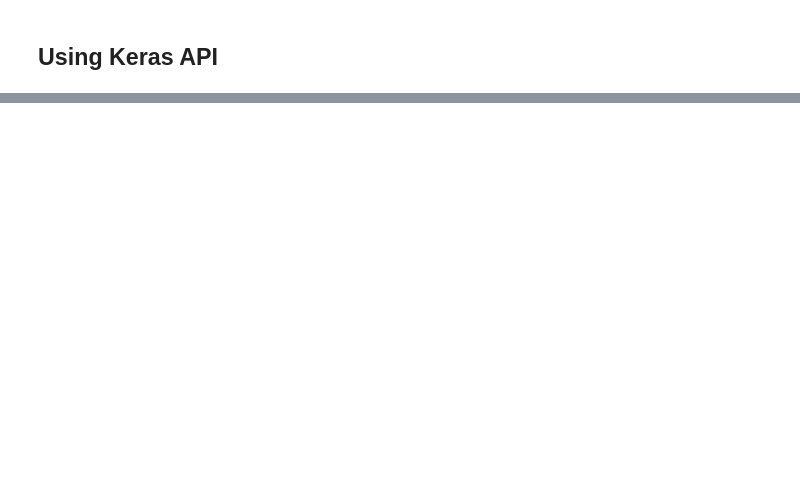
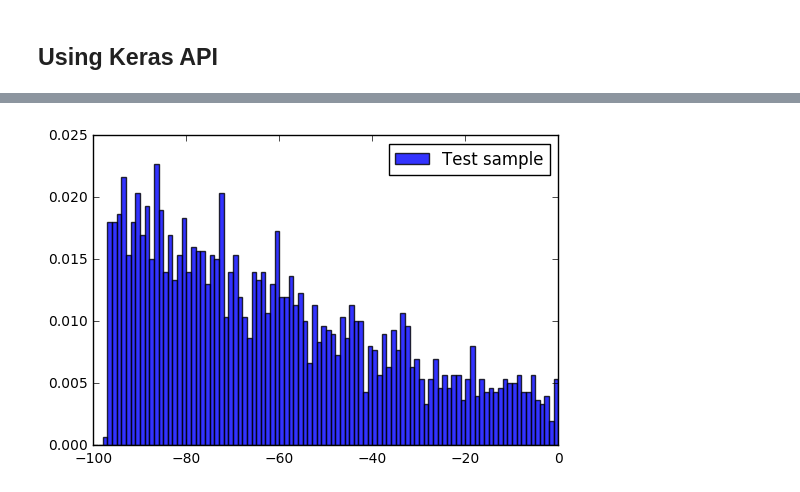
Before and after one commit to weiyuehuan/Tensorflow, a Jupyter notebook: tensorflow_nn_xe1t_posrec.ipynb, the cells around one changed output, grey strips where cells are left out. Cells and saved outputs as stored; diff of their text form; code cells hidden in the pictures; blank space fills up the shorter version.

```diff
--- a/tensorflow_nn_xe1t_posrec.ipynb
+++ b/tensorflow_nn_xe1t_posrec.ipynb
@@ -287,0 +301,13 @@ y_train
+# %%
+#plt.scatter(y_train[:,1], y_pred_tr[:,1],alpha=0.3, label='Training sample')
+plt.hist(y_train,bins=100,normed=True, range=(-100,0), alpha=0.8, label='Test sample')
+
+plt.legend()
+#plt.yscale('log')
+#plt.xlabel('n_e')
+#plt.ylabel('n_e Predict')
+
+#plt.xlim(-10,10)
+plt.show()
+# %% [output]
+[figure, added]
```
Also changed, not shown: parts of 29 cells of this notebook.
